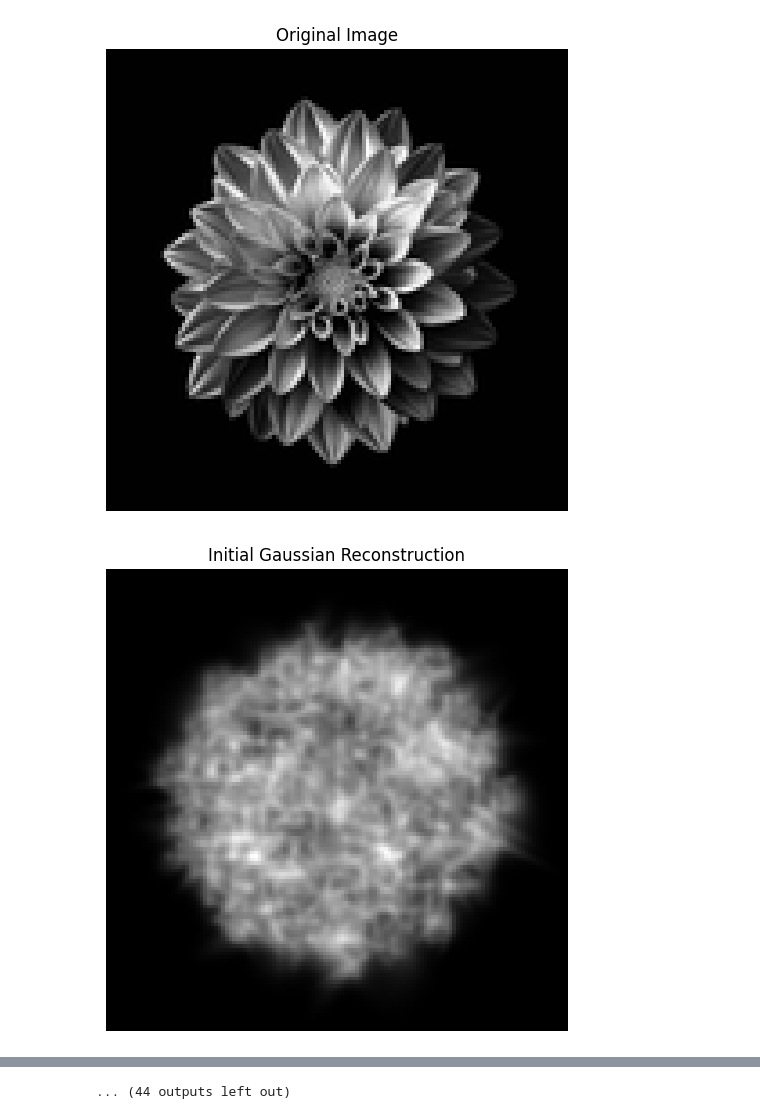
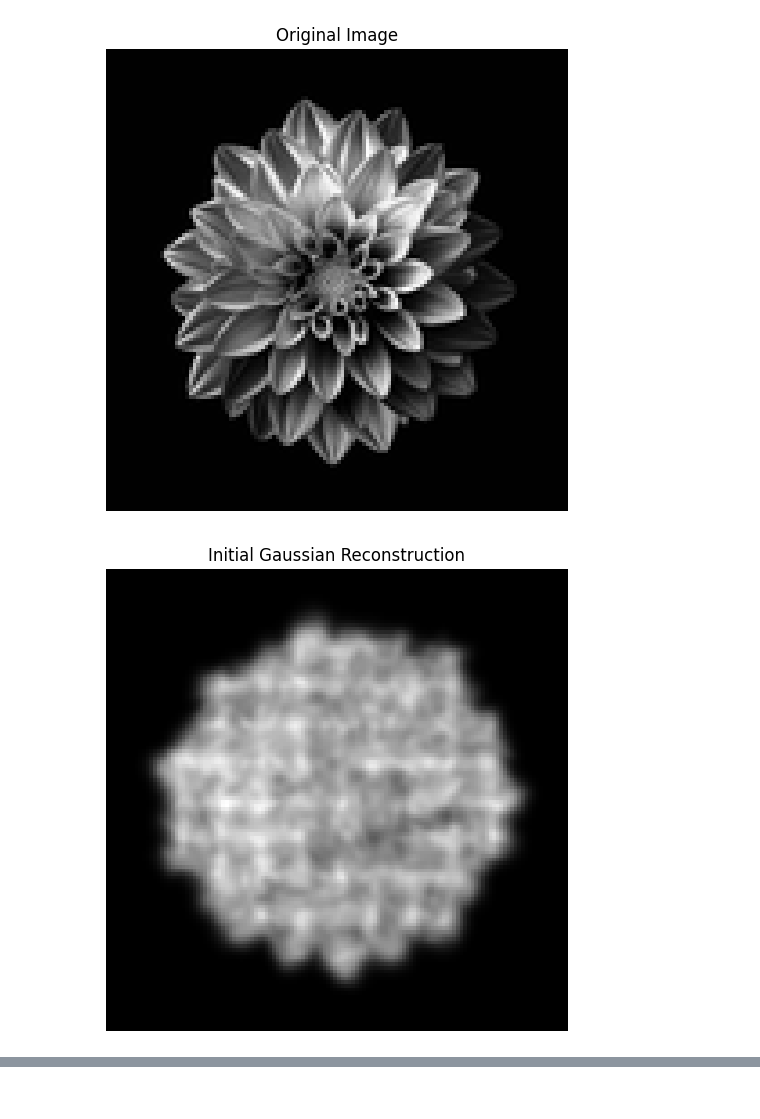
Before and after one commit to uynitsuj/2DGaussianOptimization, a Jupyter notebook: 2DGOptimizer-Adaptive.ipynb, the cells around one changed output, grey strips where cells are left out. Saved outputs shown, nothing was run; the diff lists cells and outputs as text; code cells hidden in the pictures.

```diff
--- a/2DGOptimizer-Adaptive.ipynb
+++ b/2DGOptimizer-Adaptive.ipynb
@@ -142,7 +142,7 @@ def clone_gaussian(params, index):
     return cloned_gaussian
 
 # Initialization using grid approach and sampling the image
-num_gaussians = 2500
+num_gaussians = 5000
 grid_size = int(np.sqrt(num_gaussians))
 params = []
 image_height, image_width = img_tensor.shape
@@ -156,12 +156,12 @@ for i in range(grid_size):
             continue
 
         # Sample the color intensity from the image at the calculated coordinates
-        color_intensity = img_tensor[y_coord, x_coord]
+        color_intensity = torch.logit(img_tensor[y_coord, x_coord]).clamp(-3, 3).cuda()
 
         mu_x = torch.tensor(x_coord).float().cuda()
         mu_y = torch.tensor(y_coord).float().cuda()
-        sigma_x = torch.randn(1).mul(2).add(2).clamp(1, 20).cuda()
-        sigma_y = torch.randn(1).mul(2).add(2).clamp(1, 20).cuda()
+        sigma_x = torch.randn(1).mul(0.5).add(2).clamp(1, 20).cuda()
+        sigma_y = torch.randn(1).mul(0.5).add(2).clamp(1, 20).cuda()
         rotation_angle = torch.rand(1).mul(2 * np.pi).cuda()  # Random rotation angle
 
         params.extend([mu_x.item(), mu_y.item(), sigma_x.item(), sigma_y.item(), color_intensity.item(), rotation_angle.item()])
@@ -184,7 +184,7 @@ def visualize_grad(params, shape, model_img, img_tensor):
 
 params = torch.tensor(params, device='cuda').requires_grad_()
 optimizer = optim.Adam([params], lr=0.45)
-scheduler = optim.lr_scheduler.StepLR(optimizer, step_size=100, gamma=0.6)
+scheduler = optim.lr_scheduler.StepLR(optimizer, step_size=100, gamma=0.9)
 
 # Display the initial Gaussian-based reconstruction
 initial_model = model_image(params, img_tensor.shape).cpu().detach().numpy()
@@ -205,31 +205,31 @@ for iteration in range(iterations):
     # model /= model.max(1, keepdim=True)[0]
     all_frames.append((torch.tensor(model).cpu().detach().numpy()))
     if iteration % display_interval == 0:
         if iteration !=0:
             adaptive(params, params.grad)
         #get count of params with low amplitude/color intensity
         active_gaussians = torch.sum(params[4::6] != 0)
         plot_image(img_np, f"{active_gaussians} Gaussian Centers at iteration {iteration}", params=params.cpu().detach().numpy())
         model = model_image(params, img_tensor.shape)
         plot_image(model.cpu().detach().numpy(), "Gaussian Reconstruction")
         visualize_grad(params, img_tensor.shape, model.cpu().detach().numpy(), img_tensor.cpu().detach().numpy())
     if iteration % 10 == 0:
         print(f"Iteration {iteration}/{iterations}, Loss: {loss.item()}, LR: {scheduler.get_last_lr()[0]}")
 
 # Display result
 timestr = time.strftime("%Y%m%d-%H%M%S")
 result = model_image(params, img_tensor.shape).cpu().detach().numpy()
 all_frames = np.array(all_frames)
 all_frames = all_frames.astype(np.float32)
 min_val = all_frames[-1].min()
 max_val = all_frames[-1].max()
 all_frames = (all_frames - min_val) / (max_val - min_val)
 all_frames = np.clip((all_frames * 255), 0, 255).astype(np.uint8)
 plot_image(img_np, "Original Image")
 plot_image(result, "Final Gaussian Reconstruction")
 video_path = './data/gaussian_reconstruction'+timestr+'.mp4'
 imageio.mimwrite(video_path, all_frames, fps=12)
 display(Video(video_path, width=512, height=512))
 # %% [output]
 [figure]
-[figure, old version]
+[figure, new version]
@@ -258 +245,0 @@ cloning
-... (44 outputs left out)
```
Also changed, not shown: parts of 1 cell of this notebook, 4 other files.
